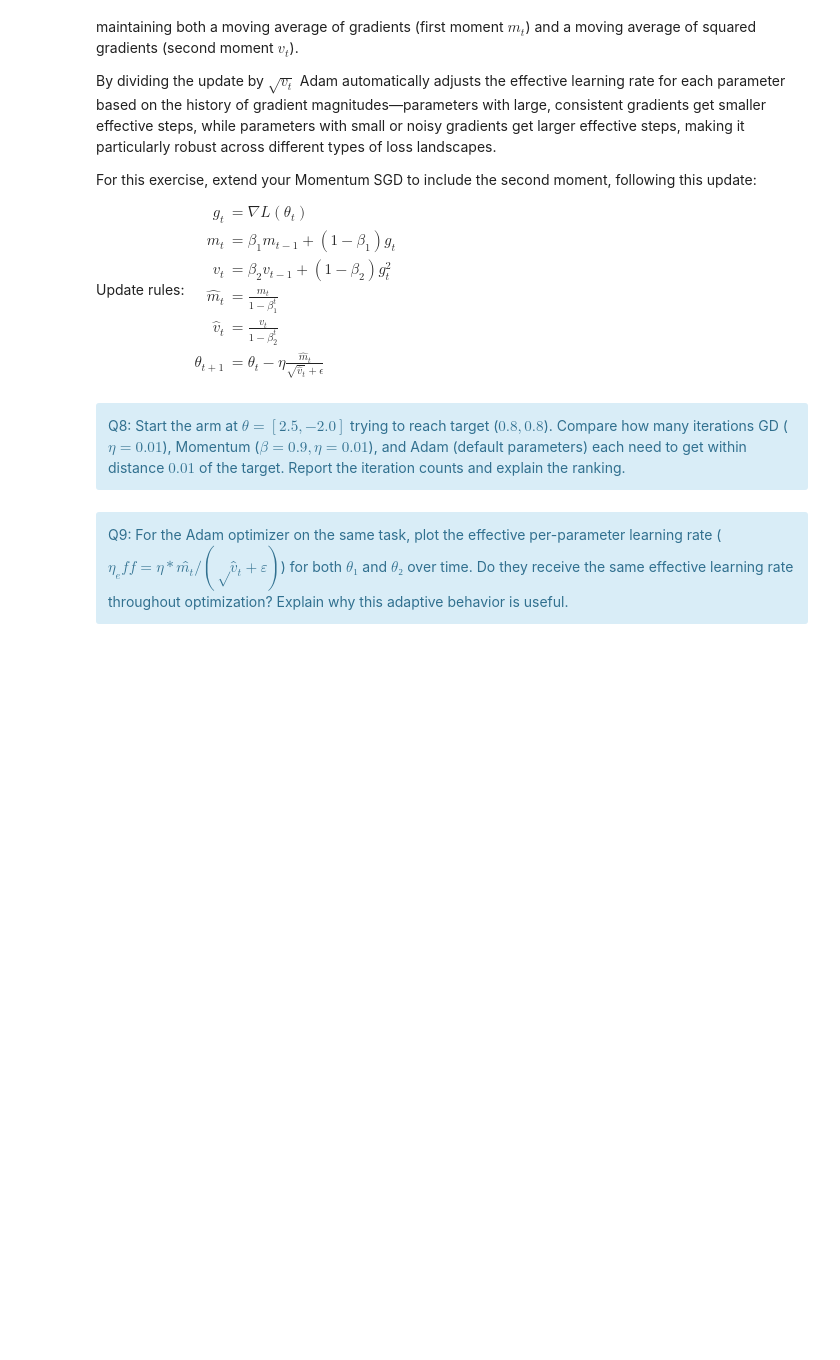
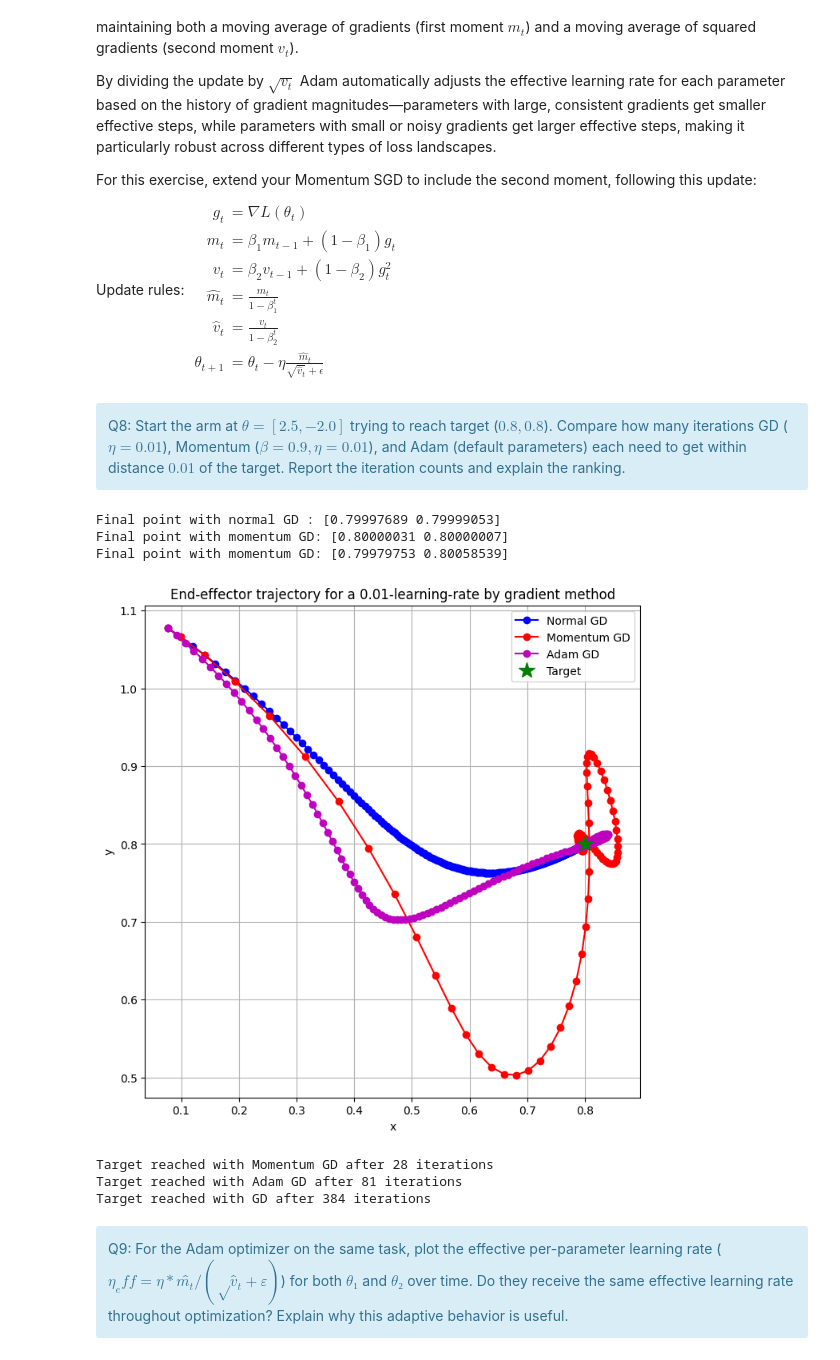
Before and after one commit to AntoninLeSecq/stochastic, a Jupyter notebook: notebooks/control_BE.ipynb, the cells around one changed output. Drawn from its saved outputs; the diff is of its cells as text; code cells hidden in the pictures; blank space fills up the shorter version.

```diff
--- a/notebooks/control_BE.ipynb
+++ b/notebooks/control_BE.ipynb
@@ -626,3 +684,68 @@ Q8: Start the arm at $θ = [2.5, -2.0]$ trying to reach target ($0.8, 0.8$). Com
+# %%
+# Parameters
+theta_init = np.array([2.5, -2])
+first_moment_init = np.zeros(2)
+second_moment_init = np.zeros(2)
+target = np.array([0.8, 0.8])
+learning_rate = 0.01
+n_iterations = 1000
+epsilon = 0.9
+beta = 0.9
+
+normal_history = gradient_descent(theta_init, target, LENGTHS, learning_rate, n_iterations)
+momentum_history = gradient_descent_momentum(theta_init, target, LENGTHS, first_moment_init, learning_rate, n_iterations, beta=beta)
+adam_history = gradient_descent_adam(theta_init, target, LENGTHS, first_moment_init, second_moment_init, learning_rate, n_iterations, beta_1=beta, beta_2=beta, epsilon=1e-8)
+# %%
+normal_ee_trajectory = normal_history[2]
+momentum_ee_trajectory = momentum_history[2]
+adam_ee_trajectory = adam_history[2]
+
+plt.figure(figsize=(8, 8))
+plt.title(f'End-effector trajectory for a 0.01-learning-rate by gradient method')
+plt.plot(normal_ee_trajectory[:,0], normal_ee_trajectory[:,1], 'o-b', label='Normal GD')
+plt.plot(momentum_ee_trajectory[:,0], momentum_ee_trajectory[:,1], 'o-r', label='Momentum GD')
+plt.plot(adam_ee_trajectory[:,0], adam_ee_trajectory[:,1], 'o-m', label='Adam GD')
+plt.plot(target[0], target[1], 'g*', markersize=15, label='Target')
+plt.legend()
+plt.xlabel('x')
+plt.ylabel('y')
+plt.grid(True)
+print(f"Final point with normal GD : {normal_ee_trajectory[-1]}")
+print(f"Final point with momentum GD: {momentum_ee_trajectory[-1]}")
+print(f"Final point with momentum GD: {adam_ee_trajectory[-1]}")
+# %% [output]
+Final point with normal GD : [0.79997689 0.79999053]
+Final point with momentum GD: [0.80000031 0.80000007]
+Final point with momentum GD: [0.79979753 0.80058539]
+[figure, added]
+# %%
+test_normal = True
+test_momentum = True
+test_adam = True
+
+
+for k in range(n_iterations) :
+  if test_normal:
+    distance_to_target_normal = np.linalg.norm(normal_ee_trajectory[k]-target)
+    if distance_to_target_normal < 0.01 :
+      test_normal = False
+      print(f"Target reached with GD after {k+1} iterations")
+  if test_momentum:
+    distance_to_target_momentum = np.linalg.norm(momentum_ee_trajectory[k]-target)
+    if distance_to_target_momentum < 0.01 :
+      test_momentum = False
+      print(f"Target reached with Momentum GD after {k+1} iterations")
+  if test_adam:
+    distance_to_target_adam = np.linalg.norm(adam_ee_trajectory[k]-target)
+    if distance_to_target_adam < 0.01 :
+      test_adam = False
+      print(f"Target reached with Adam GD after {k+1} iterations")
+  if not test_normal and not test_momentum and not test_adam :
+    break
+# %% [output]
+Target reached with Momentum GD after 28 iterations
+Target reached with Adam GD after 81 iterations
+Target reached with GD after 384 iterations
 # %% [markdown]
 <div class="alert alert-info">
 Q9: For the Adam optimizer on the same task, plot the effective per-parameter learning rate ($η_eff = η * m̂_t / (√v̂_t + ε)$) for both $θ₁$ and $θ₂$ over time. Do they receive the same effective learning rate throughout optimization? Explain why this adaptive behavior is useful.</div>
```
Also changed, not shown: parts of 12 cells of this notebook.
